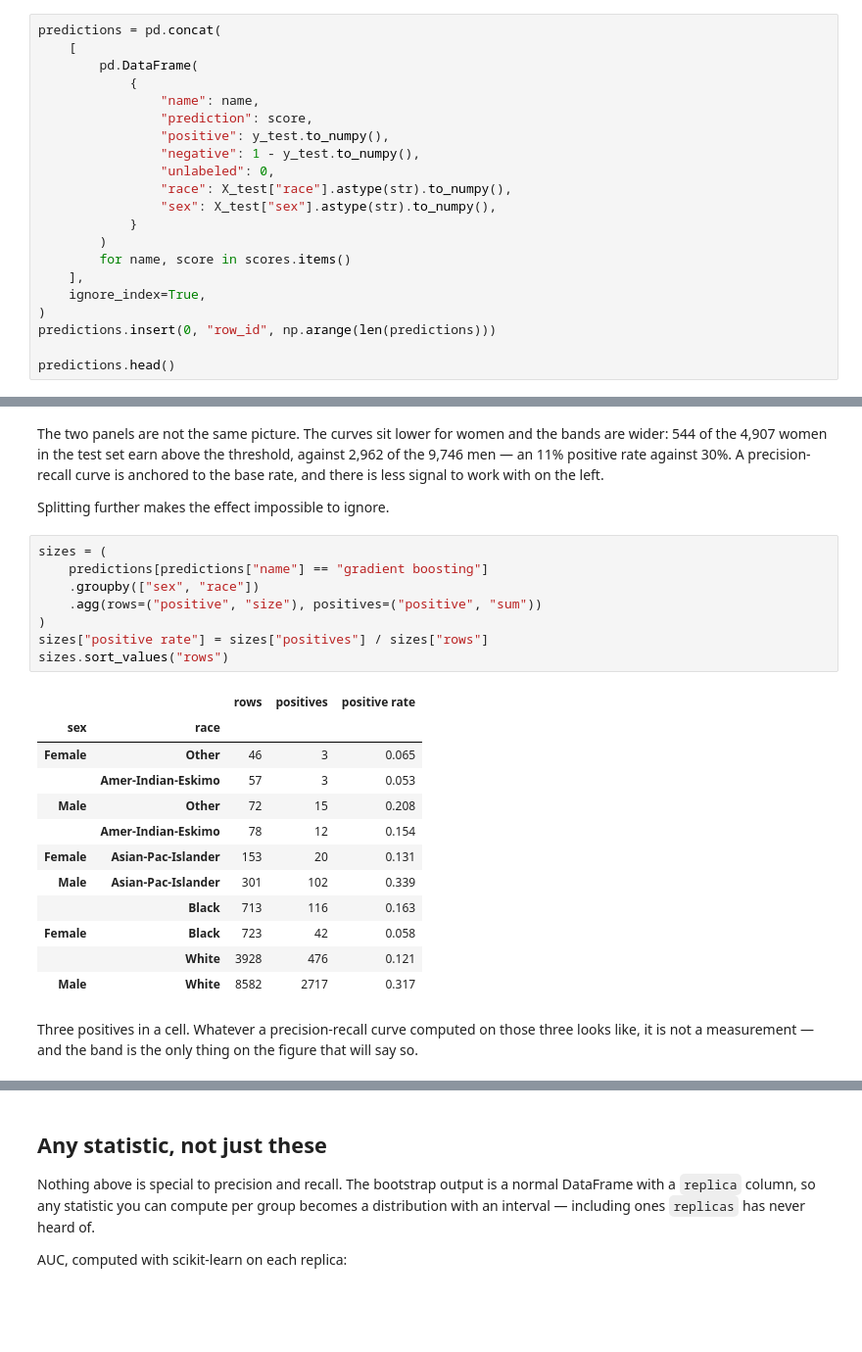
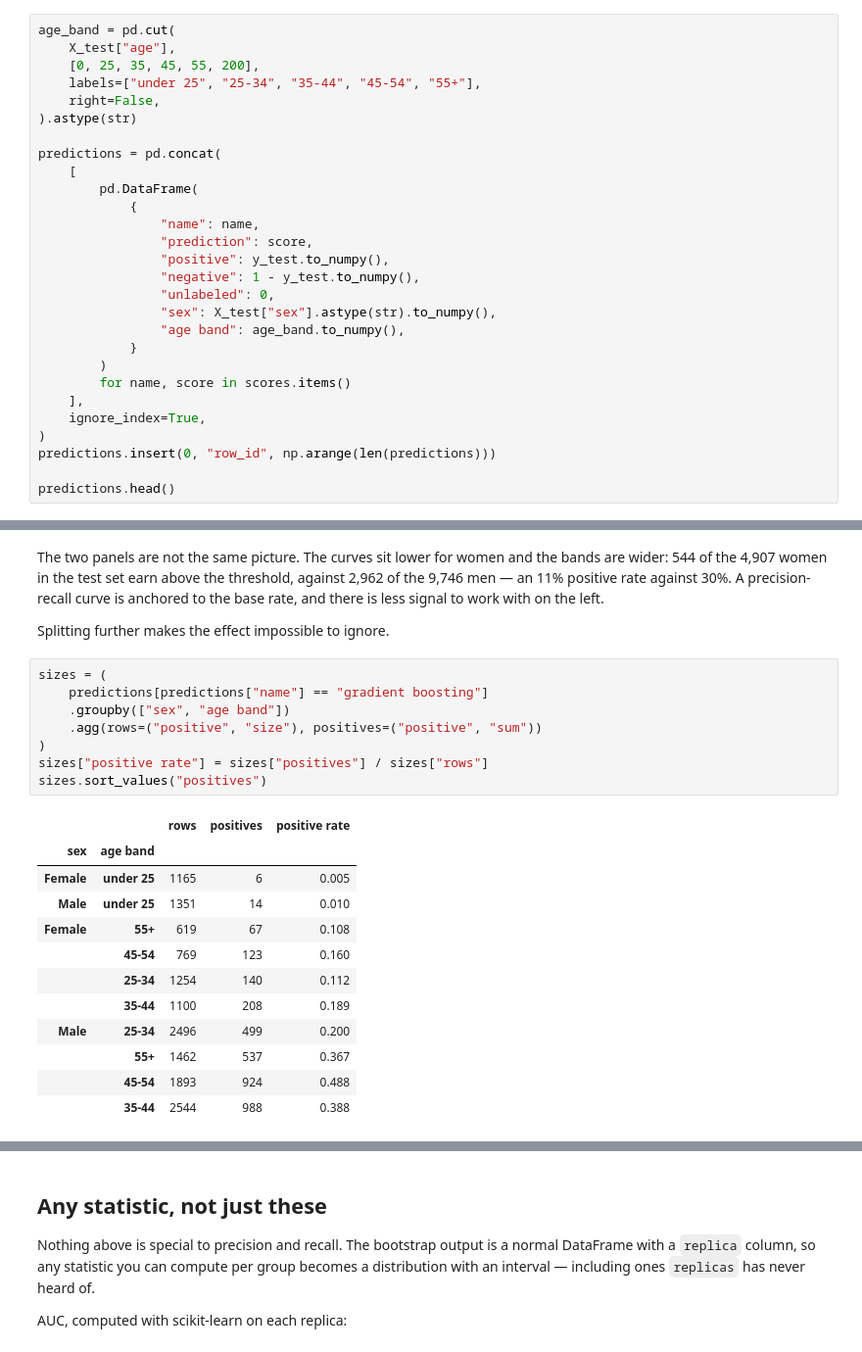
Before and after one commit to hamed/replicas, a Jupyter notebook: examples/census_income.ipynb, the cells around one changed output, grey strips where cells are left out. Shown at 98% size. Cells and saved outputs as stored; diff of their text form; blank space fills up the shorter version.

```diff
--- a/examples/census_income.ipynb
+++ b/examples/census_income.ipynb
@@ -170,5 +168,12 @@ them here is what lets a single `bootstrap` call feed every comparison in the
 notebook.
 # %%
+age_band = pd.cut(
+    X_test["age"],
+    [0, 25, 35, 45, 55, 200],
+    labels=["under 25", "25-34", "35-44", "45-54", "55+"],
+    right=False,
+).astype(str)
+
 predictions = pd.concat(
     [
         pd.DataFrame(
@@ -178,8 +183,8 @@ predictions = pd.concat(
                 "positive": y_test.to_numpy(),
                 "negative": 1 - y_test.to_numpy(),
                 "unlabeled": 0,
-                "race": X_test["race"].astype(str).to_numpy(),
                 "sex": X_test["sex"].astype(str).to_numpy(),
+                "age band": age_band.to_numpy(),
             }
         )
         for name, score in scores.items()
@@ -382,25 +387,21 @@ Splitting further makes the effect impossible to ignore.
 # %%
 sizes = (
     predictions[predictions["name"] == "gradient boosting"]
-    .groupby(["sex", "race"])
+    .groupby(["sex", "age band"])
     .agg(rows=("positive", "size"), positives=("positive", "sum"))
 )
 sizes["positive rate"] = sizes["positives"] / sizes["rows"]
-sizes.sort_values("rows")
+sizes.sort_values("positives")
 # %% [output]
 |  |  | rows | positives | positive rate |
-| sex | race |  |  |  |
-| Female | Other | 46 | 3 | 0.065 |
-|  | Amer-Indian-Eskimo | 57 | 3 | 0.053 |
-| Male | Other | 72 | 15 | 0.208 |
-|  | Amer-Indian-Eskimo | 78 | 12 | 0.154 |
-| Female | Asian-Pac-Islander | 153 | 20 | 0.131 |
-| Male | Asian-Pac-Islander | 301 | 102 | 0.339 |
-|  | Black | 713 | 116 | 0.163 |
-| Female | Black | 723 | 42 | 0.058 |
-|  | White | 3928 | 476 | 0.121 |
-| Male | White | 8582 | 2717 | 0.317 |
+| sex | age band |  |  |  |
+| Female | under 25 | 1165 | 6 | 0.005 |
+| Male | under 25 | 1351 | 14 | 0.010 |
+| Female | 55+ | 619 | 67 | 0.108 |
+|  | 45-54 | 769 | 123 | 0.160 |
+|  | 25-34 | 1254 | 140 | 0.112 |
+|  | 35-44 | 1100 | 208 | 0.189 |
+| Male | 25-34 | 2496 | 499 | 0.200 |
+|  | 55+ | 1462 | 537 | 0.367 |
+|  | 45-54 | 1893 | 924 | 0.488 |
+|  | 35-44 | 2544 | 988 | 0.388 |
-# %% [markdown]
-Three positives in a cell. Whatever a precision-recall curve computed on
-those three looks like, it is not a measurement — and the band is the only
-thing on the figure that will say so.
```
Also changed, not shown: parts of 11 cells of this notebook, 1 other file.
